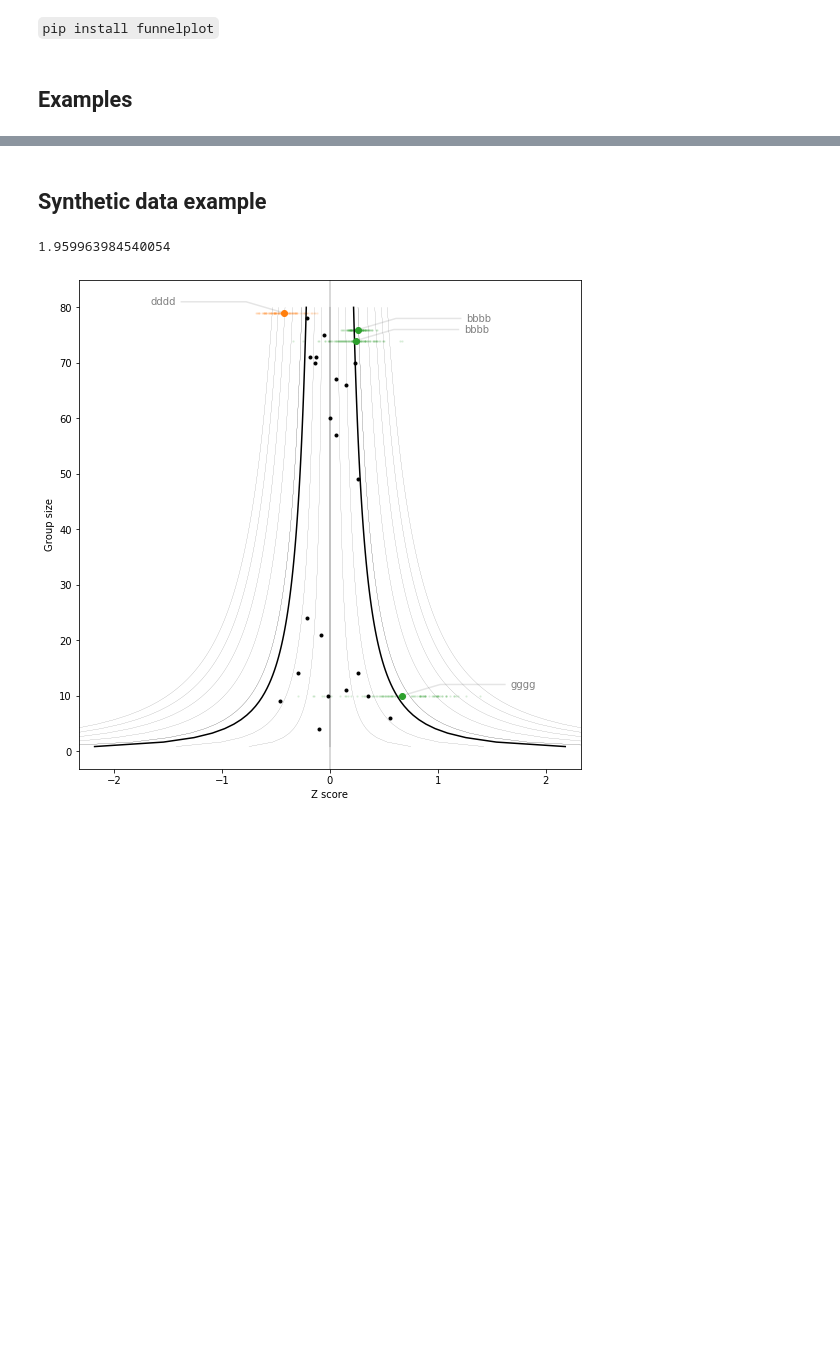
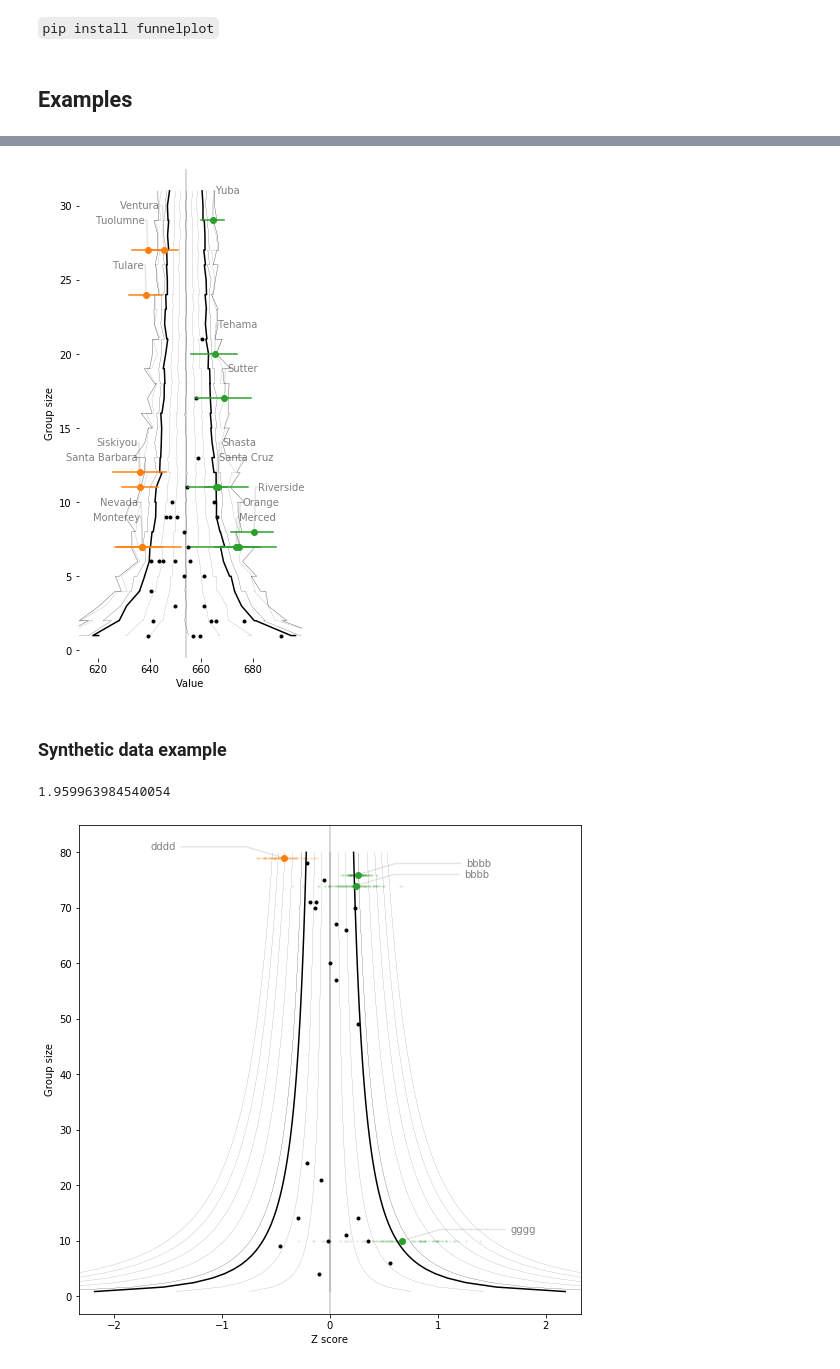
Before and after one commit to johnhw/funnelplot, a Jupyter notebook: index.ipynb, the cells around one changed output, grey strips where cells are left out. Saved outputs shown, nothing was run; the diff lists cells and outputs as text; code cells hidden in the pictures; blank space fills up the shorter version.

```diff
--- a/index.ipynb
+++ b/index.ipynb
@@ -37,5 +41,12 @@ funnel(df=data("Caschool"), x='testscr', group="county")
+# %%
+# use bootstrap instead of normal fit
+fig,ax = plt.subplots(figsize=(4,9))
+ax.set_frame_on(False)
+funnel(df=data("Caschool"), x='testscr', group="county", bootstrap_mode=True)
+# %% [output]
+[figure, added]
 # %% [markdown]
-## Synthetic data example
+### Synthetic data example
 # %%
 ## Synthetic data
 import numpy as np
```
Also changed, not shown: parts of 3 cells of this notebook, 8 other files.
